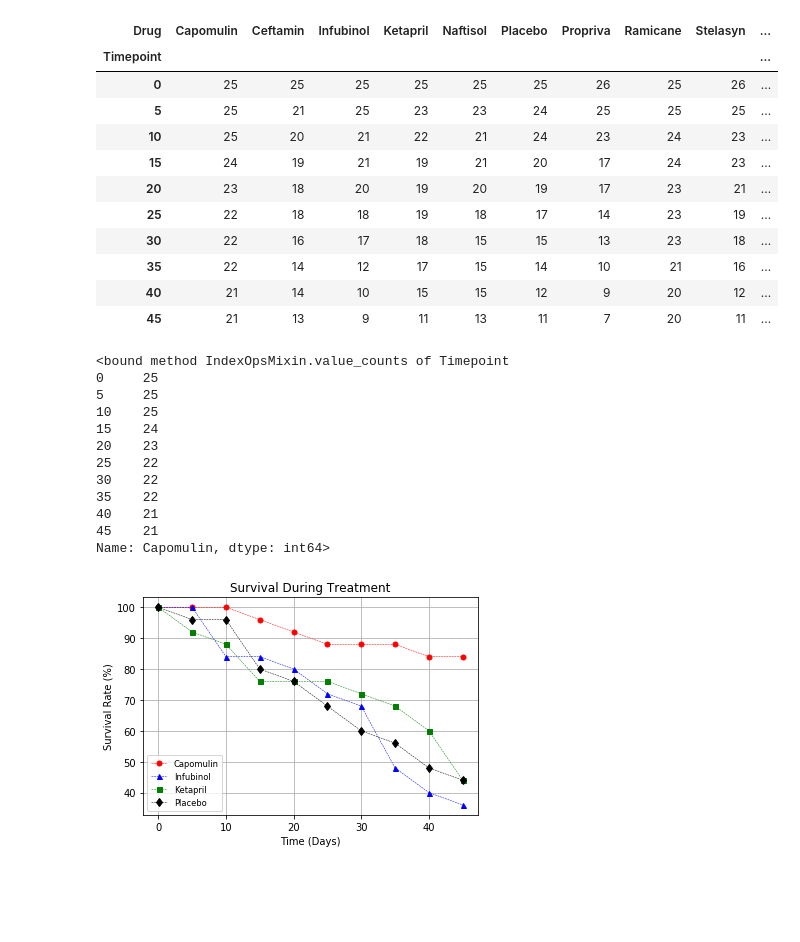
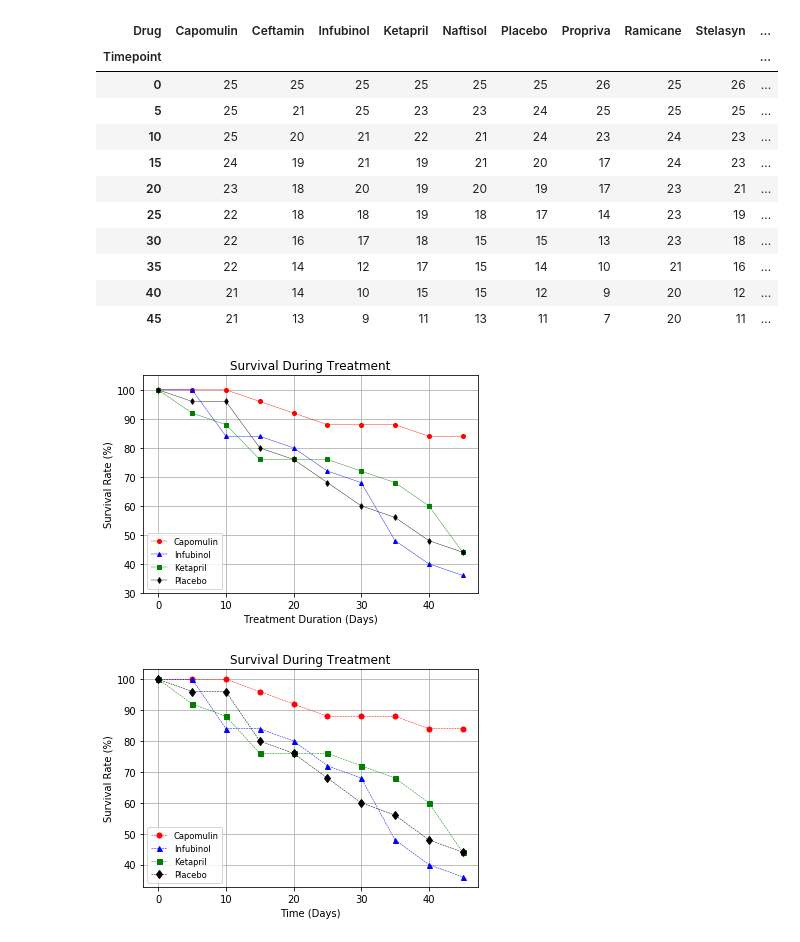
Before and after one commit to Lorsmo/Pymaceuticals, a Jupyter notebook: Pymaceuticals/pymaceuticals_starter.ipynb, the cells around one changed output. Saved outputs shown, nothing was run; the diff lists cells and outputs as text; code cells hidden in the pictures; blank space fills up the shorter version.

Commit message:
Third chart

```diff
--- a/Pymaceuticals/pymaceuticals_starter.ipynb
+++ b/Pymaceuticals/pymaceuticals_starter.ipynb
@@ -281,56 +281,46 @@ count_mice_pv
 | 35 | 22 | 14 | 12 | 17 | 15 | 14 | 10 | 21 | 16 | ... |
 | 40 | 21 | 14 | 10 | 15 | 15 | 12 | 9 | 20 | 12 | ... |
 | 45 | 21 | 13 | 9 | 11 | 13 | 11 | 7 | 20 | 11 | ... |
-# %%
-count_mice_pv["Capomulin"].value_counts
-# %% [output]
-<bound method IndexOpsMixin.value_counts of Timepoint
-0     25
-5     25
-10    25
-15    24
-20    23
-25    22
-30    22
-35    22
-40    21
-45    21
-Name: Capomulin, dtype: int64>
+# %%
+count_mice_pv = count_mice_pv[["Capomulin","Infubinol", "Ketapril", "Placebo"]]
+count_mice_pv["Capomulin %"] = count_mice_pv["Capomulin"]/25*100
+count_mice_pv["Infubinol %"] = count_mice_pv["Infubinol"]/25*100
+count_mice_pv["Ketapril %"] = count_mice_pv["Ketapril"]/25*100
+count_mice_pv["Placebo %"] = count_mice_pv["Placebo"]/25*100
 # %%
 # Generate the Plot (Accounting for percentages)
 x_axis = np.arange(0,50,5)
 
-capomulin_s = mean_metastatic_pv["Capomulin"]
-infubinol_s = mean_metastatic_pv["Infubinol"]
-ketapril_s = mean_metastatic_pv["Ketapril"]
-placebo_s = mean_metastatic_pv["Placebo"]
+capomulin_mice = count_mice_pv["Capomulin %"]
+infubinol_mice = count_mice_pv["Infubinol %"]
+ketapril_mice = count_mice_pv["Ketapril %"]
+placebo_mice = count_mice_pv["Placebo %"]
 
-capomulin_se = sem_metastatic_pv["Capomulin"]
-infubinol_se = sem_metastatic_pv["Infubinol"]
-ketapril_se = sem_metastatic_pv["Ketapril"]
-placebo_se = sem_metastatic_pv["Placebo"]
 
-plt.errorbar(x_axis, capomulin_s , capomulin_se, color="red", linewidth=0.4, marker="o", markersize='4', capsize=2, elinewidth=0.5)
-plt.errorbar(x_axis, infubinol_s, infubinol_se, color="blue", linewidth=0.4, marker="^", markersize='4', capsize=2, elinewidth=0.5)
-plt.errorbar(x_axis, ketapril_s, ketapril_se, color="green", linewidth=0.4, marker="s", markersize='4', capsize=2, elinewidth=0.5)
-plt.errorbar(x_axis, placebo_s, placebo_se, color="black", linewidth=0.4, marker="d", markersize='4', capsize=2, elinewidth=0.5)
+plt.plot(x_axis, capomulin_mice , color="red", linewidth=0.4, marker="o", markersize='4')
+plt.plot(x_axis, infubinol_mice, color="blue", linewidth=0.4, marker="^", markersize='4')
+plt.plot(x_axis, ketapril_mice, color="green", linewidth=0.4, marker="s", markersize='4')
+plt.plot(x_axis, placebo_mice, color="black", linewidth=0.4, marker="d", markersize='4')
 
 plt.legend(handles=[capomulin, infubinol, ketapril, placebo], loc="best", fontsize="small")
 
 # Create labels for the X and Y axis
 plt.title("Survival During Treatment")
 plt.xlabel("Treatment Duration (Days)")
 plt.ylabel("Survival Rate (%)")
 
 # Set the limits for the X and Y axes
-plt.ylim(30,100)
+plt.ylim(30,105)
 
 # Set a grid on the plot
 plt.grid()
 # Save the Figure
+plt.savefig("Charts/survival_during_treatment.png")
 
 # Show the Figure
 plt.show()
+# %% [output]
+[figure, added]
 # %%
 # %% [output]
 [figure]
```
Also changed, not shown: 1 other file.
